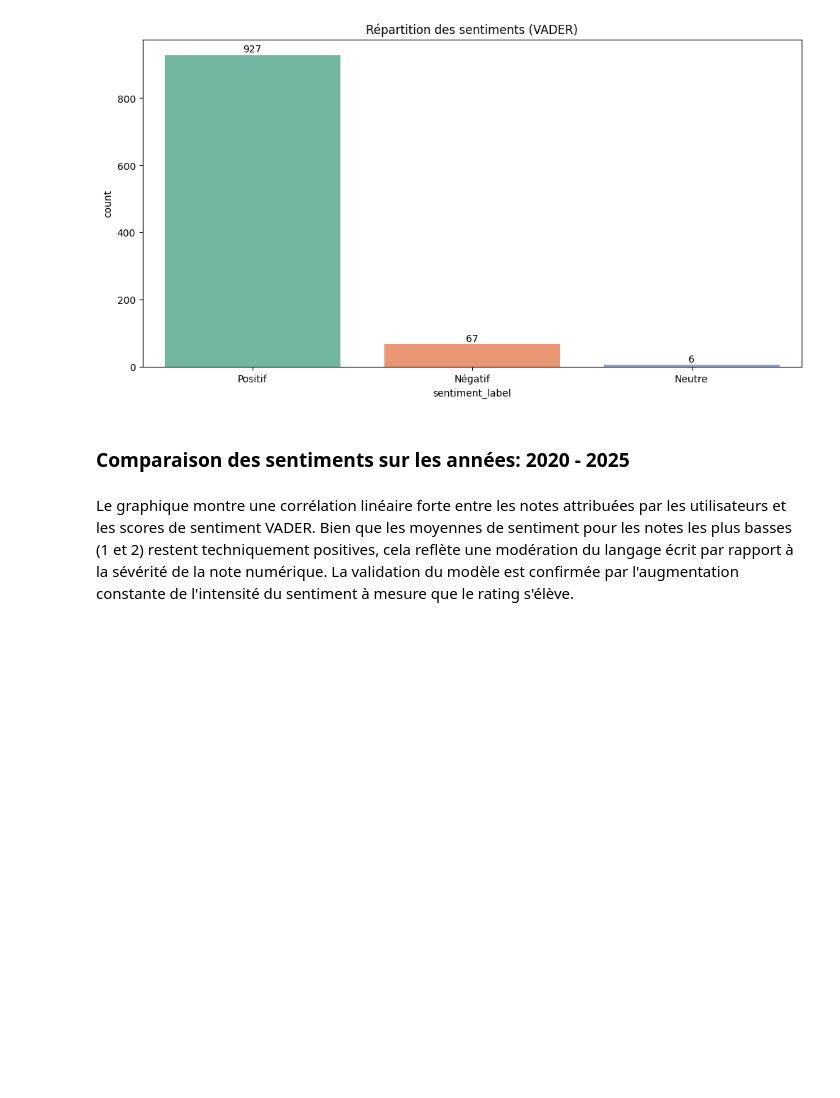
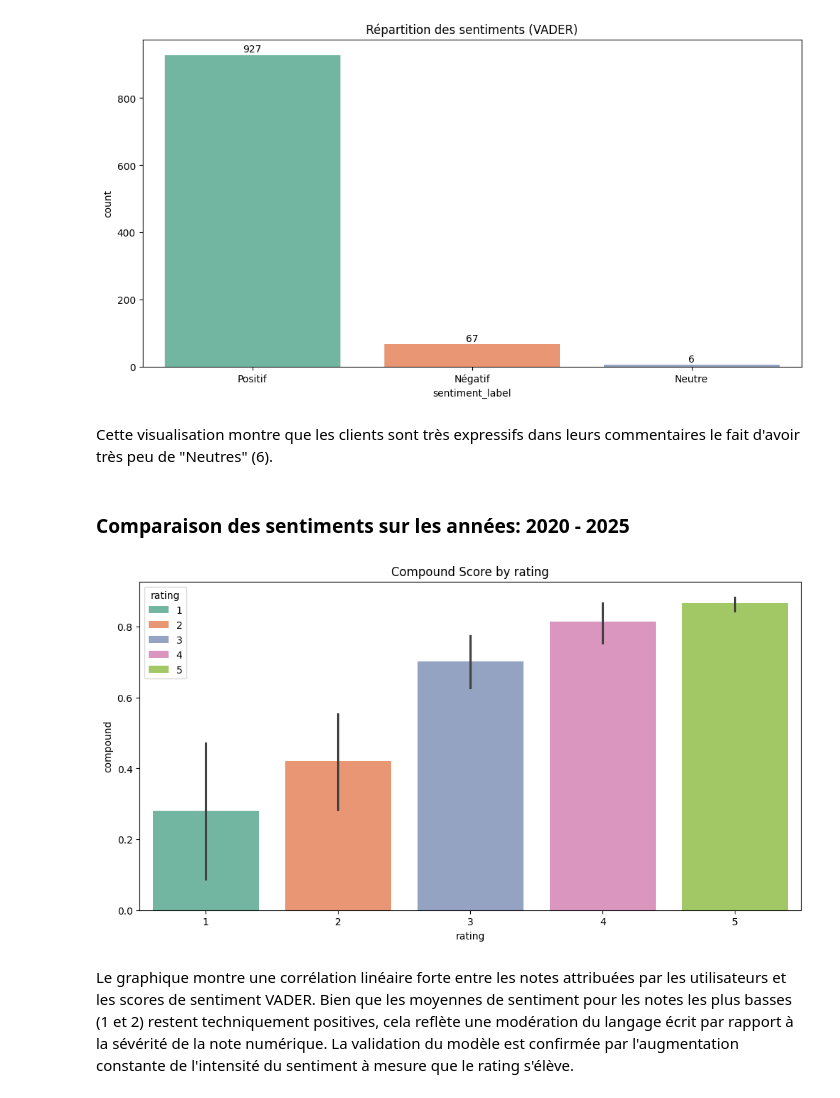
Before and after one commit to florence93600/anycompany_food_beverage, a Jupyter notebook: phase3_machine_learning.ipynb, the cells around one changed output. Saved outputs shown, nothing was run; the diff lists cells and outputs as text; code cells hidden in the pictures; blank space fills up the shorter version.

Commit message:
Step 9 : Validation de la cohérence ratings vs VADER

```diff
--- a/phase3_machine_learning.ipynb
+++ b/phase3_machine_learning.ipynb
@@ -159,30 +159,38 @@ plt.title('Répartition des sentiments (VADER)')
 plt.show()
 # %% [output]
 [figure]
+# %% [markdown]
+Cette visualisation montre que les clients sont très expressifs dans leurs commentaires le fait d'avoir très peu de "Neutres" (6).
 # %% [markdown]
 ### Comparaison des sentiments sur les années: 2020 - 2025
 # %%
-df_raw = session.table("PRODUCT_REVIEWS").select("REVIEW_ID", "RATING", "REVIEW_DATE", "REVIEW_TEXT").to_pandas()
+df_raw = df_product_reviews[["review_id", "rating", "review_date", "review_text"]]
 
-df_raw['REVIEW_DATE'] = pd.to_datetime(df_raw['REVIEW_DATE'])
-df_raw['YEAR'] = df_raw['REVIEW_DATE'].dt.year
-df_clean = df_raw[df_raw['YEAR'].between(2020, 2025)].copy()
+df_raw['review_date'] = pd.to_datetime(df_raw['review_date'])
+df_raw['year'] = df_raw['review_date'].dt.year
+df_clean = df_raw[df_raw['year'].between(2020, 2025)].copy()
 
 def get_sentiment(text):
     if text is None: return 0
     return analyzer.polarity_scores(str(text))['compound']
 
-df_clean['VADER_SCORE'] = df_clean['REVIEW_TEXT'].apply(get_sentiment)
+df_clean['vader_score'] = df_clean['review_text'].apply(get_sentiment)
 
-annual_comparison = df_clean.groupby('YEAR').agg({
-    'REVIEW_ID': 'count',
-    'VADER_SCORE': 'mean'
+annual_comparison = df_clean.groupby('year').agg({
+    'review_id': 'count',
+    'vader_score': 'mean'
 }).reset_index()
 # %%
+# On recalcule les composantes détaillées
+vader_details = df_clean['review_text'].apply(lambda x: analyzer.polarity_scores(str(x))).tolist()
+df_details = pd.concat([df_clean.reset_index(drop=True), pd.DataFrame(vader_details)], axis=1)
+
 plt.figure(figsize = (12, 6))
-ax = sns.barplot(data=df_details, x = 'RATING', y = 'compound', hue = 'RATING', palette = 'Set2')
+ax = sns.barplot(data=df_details, x = 'rating', y = 'compound', hue = 'rating', palette = 'Set2')
 ax.set_title('Compound Score by rating')
 plt.show();
+# %% [output]
+[figure, added]
 # %% [markdown]
 Le graphique montre une corrélation linéaire forte entre les notes attribuées par les utilisateurs et les scores de sentiment VADER. Bien que les moyennes de sentiment pour les notes les plus basses (1 et 2) restent techniquement positives, cela reflète une modération du langage écrit par rapport à la sévérité de la note numérique. La validation du modèle est confirmée par l'augmentation constante de l'intensité du sentiment à mesure que le rating s'élève.
 # %%
```
Also changed, not shown: parts of 1 cell of this notebook.
